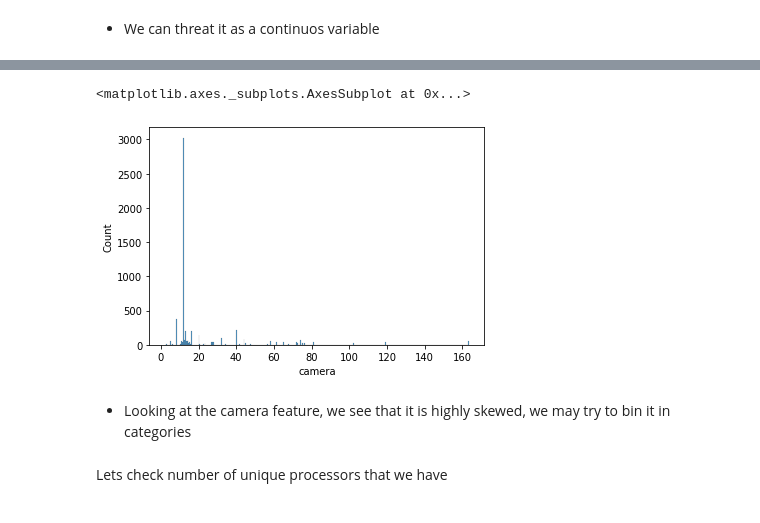
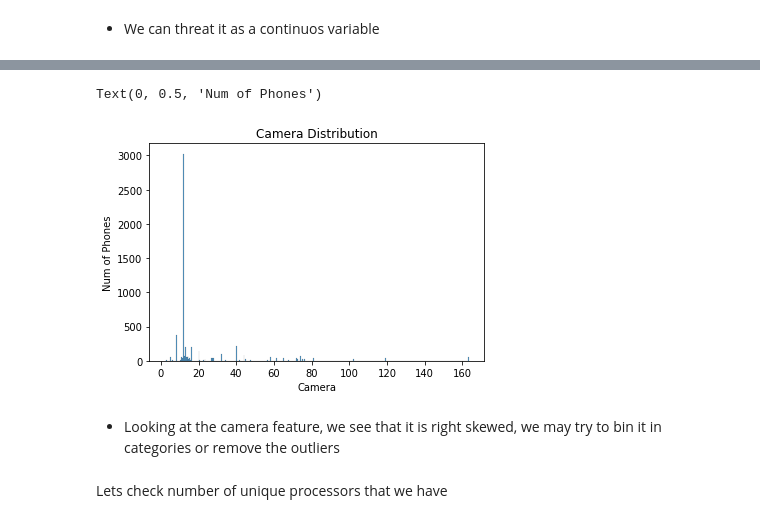
Before and after one commit to LeonMilosevic/e-bay_phone_evaluator, a Jupyter notebook: phone_evaluator.ipynb, the cells around one changed output, grey strips where cells are left out. Saved outputs shown, nothing was run; the diff lists cells and outputs as text; code cells hidden in the pictures.

```diff
--- a/phone_evaluator.ipynb
+++ b/phone_evaluator.ipynb
@@ -494,10 +509,14 @@ sns.histplot(phone_data['storage'])
-# %%
-sns.histplot(phone_data['camera'])
-# %% [output]
-<matplotlib.axes._subplots.AxesSubplot at 0x...>
-[figure, removed]
+# %%
+sns.histplot(phone_data['camera'])
+
+plt.title('Camera Distribution')
+plt.xlabel('Camera')
+plt.ylabel('Num of Phones')
+# %% [output]
+Text(0, 0.5, 'Num of Phones')
+[figure, added]
 # %% [markdown]
-- Looking at the camera feature, we see that it is highly skewed, we may try to bin it in categories
+- Looking at the camera feature, we see that it is right skewed, we may try to bin it in categories or remove the outliers
 # %% [markdown]
 Lets check number of unique processors that we have
 # %%
```
Also changed, not shown: parts of 22 cells of this notebook.
